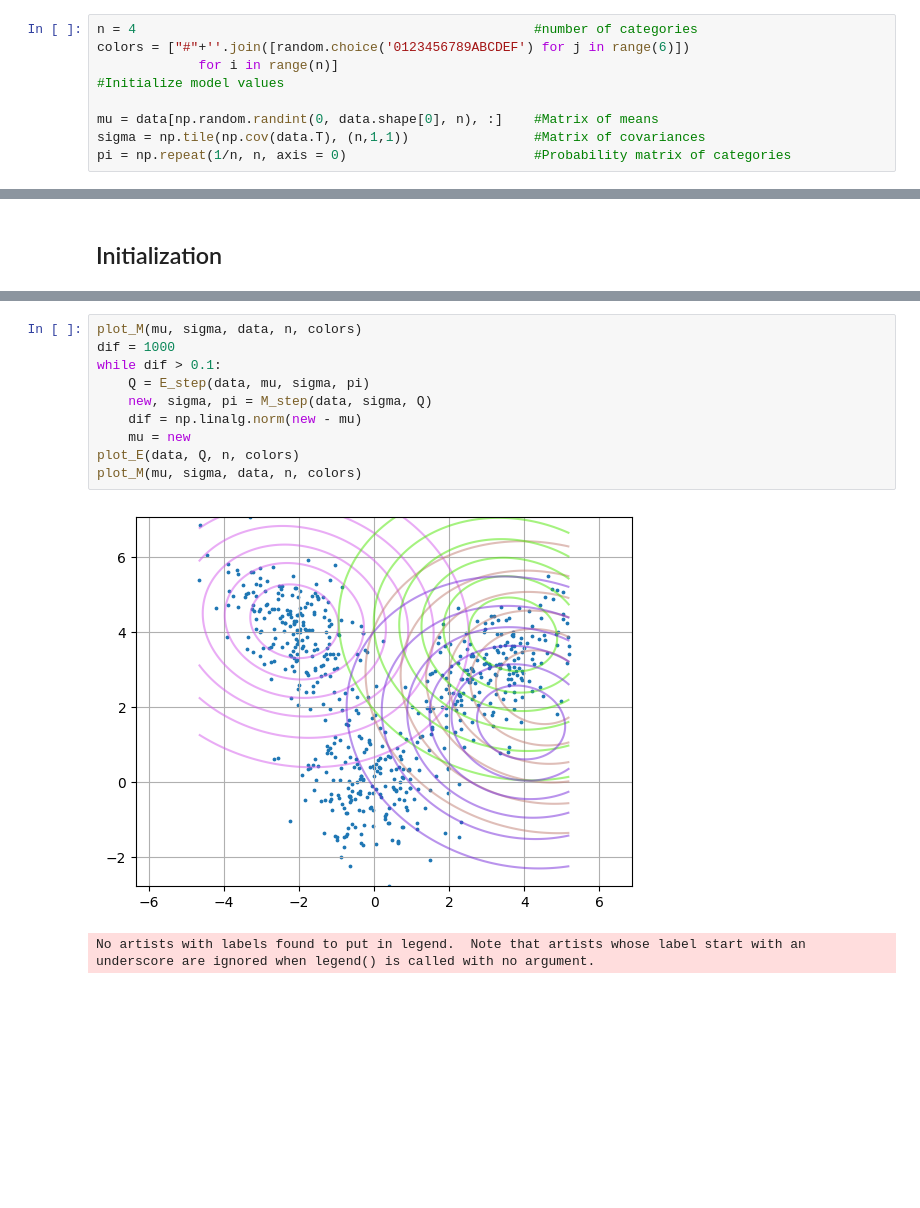
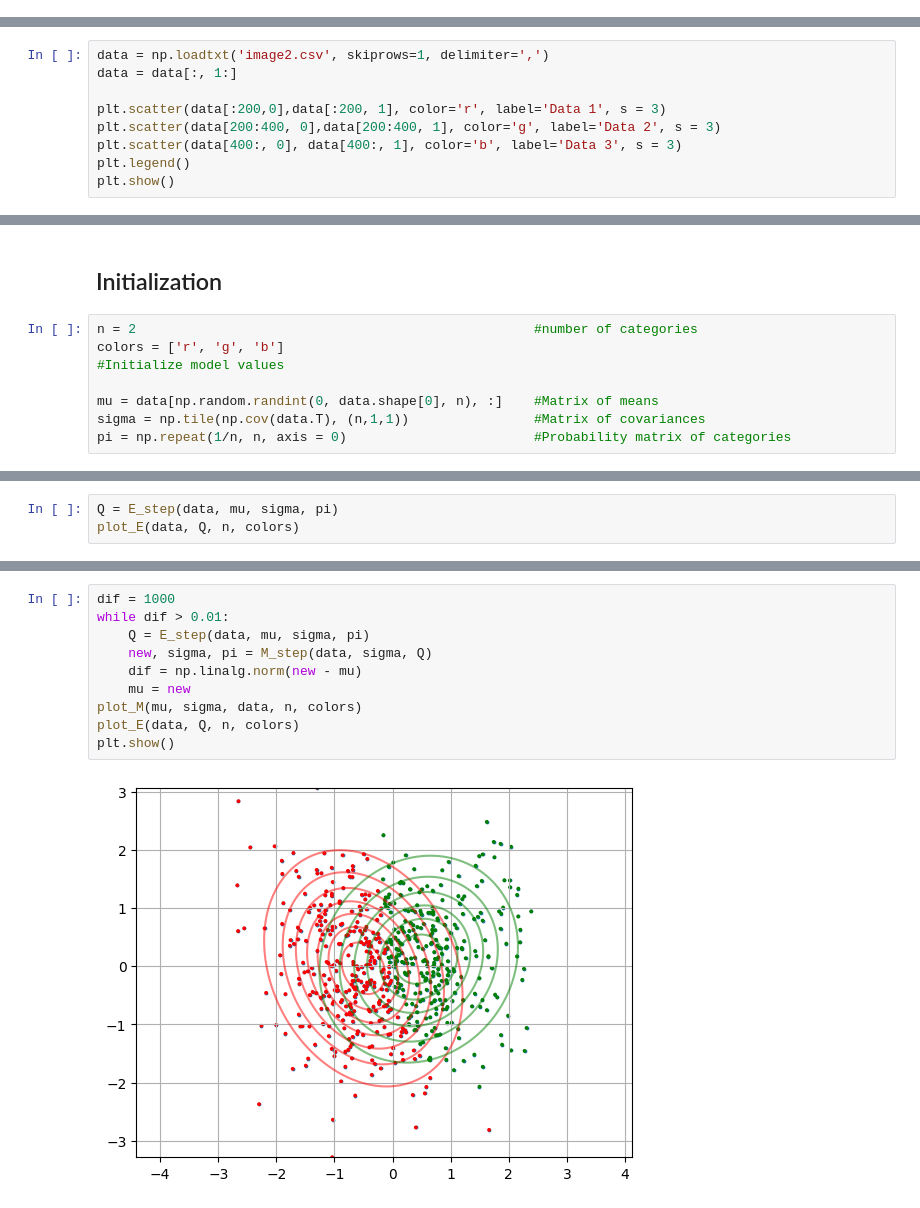
Before and after one commit to Gargantulax/ML_Project_Phase1, a Jupyter notebook: main.ipynb, the cells around one changed output, grey strips where cells are left out. Cells and saved outputs as stored; diff of their text form; blank space fills up the shorter version.

```diff
--- a/main.ipynb
+++ b/main.ipynb
@@ -22,9 +3,0 @@ plt.show()
-# %%
-n = 4                                                   #number of categories
-colors = ["#"+''.join([random.choice('0123456789ABCDEF') for j in range(6)])
-             for i in range(n)]
-#Initialize model values
-
-mu = data[np.random.randint(0, data.shape[0], n), :]    #Matrix of means
-sigma = np.tile(np.cov(data.T), (n,1,1))                #Matrix of covariances
-pi = np.repeat(1/n, n, axis = 0)                        #Probability matrix of categories
@@ -75,0 +69,9 @@ def plot_E(data, Q, n, colors):
+# %%
+data = np.loadtxt('image2.csv', skiprows=1, delimiter=',')
+data = data[:, 1:]
+
+plt.scatter(data[:200,0],data[:200, 1], color='r', label='Data 1', s = 3)
+plt.scatter(data[200:400, 0],data[200:400, 1], color='g', label='Data 2', s = 3)
+plt.scatter(data[400:, 0], data[400:, 1], color='b', label='Data 3', s = 3)
+plt.legend()
+plt.show()
@@ -76,2 +80,10 @@ def plot_E(data, Q, n, colors):
 # %% [markdown]
 ## Initialization ##
+# %%
+n = 2                                                   #number of categories
+colors = ['r', 'g', 'b']
+#Initialize model values
+
+mu = data[np.random.randint(0, data.shape[0], n), :]    #Matrix of means
+sigma = np.tile(np.cov(data.T), (n,1,1))                #Matrix of covariances
+pi = np.repeat(1/n, n, axis = 0)                        #Probability matrix of categories
@@ -77,0 +92,3 @@ def plot_E(data, Q, n, colors):
+# %%
+Q = E_step(data, mu, sigma, pi)
+plot_E(data, Q, n, colors)
@@ -78,13 +106,12 @@ def plot_E(data, Q, n, colors):
 # %%
-plot_M(mu, sigma, data, n, colors)
 dif = 1000
-while dif > 0.1:
+while dif > 0.01:
     Q = E_step(data, mu, sigma, pi)
     new, sigma, pi = M_step(data, sigma, Q)
     dif = np.linalg.norm(new - mu)
     mu = new
+plot_M(mu, sigma, data, n, colors)
 plot_E(data, Q, n, colors)
-plot_M(mu, sigma, data, n, colors)
+plt.show()
 # %% [output]
-[figure, old version]
+[figure, new version]
-No artists with labels found to put in legend.  Note that artists whose label start with an underscore are ignored when legend() is called with no argument.
```
Also changed, not shown: parts of 12 cells of this notebook.
